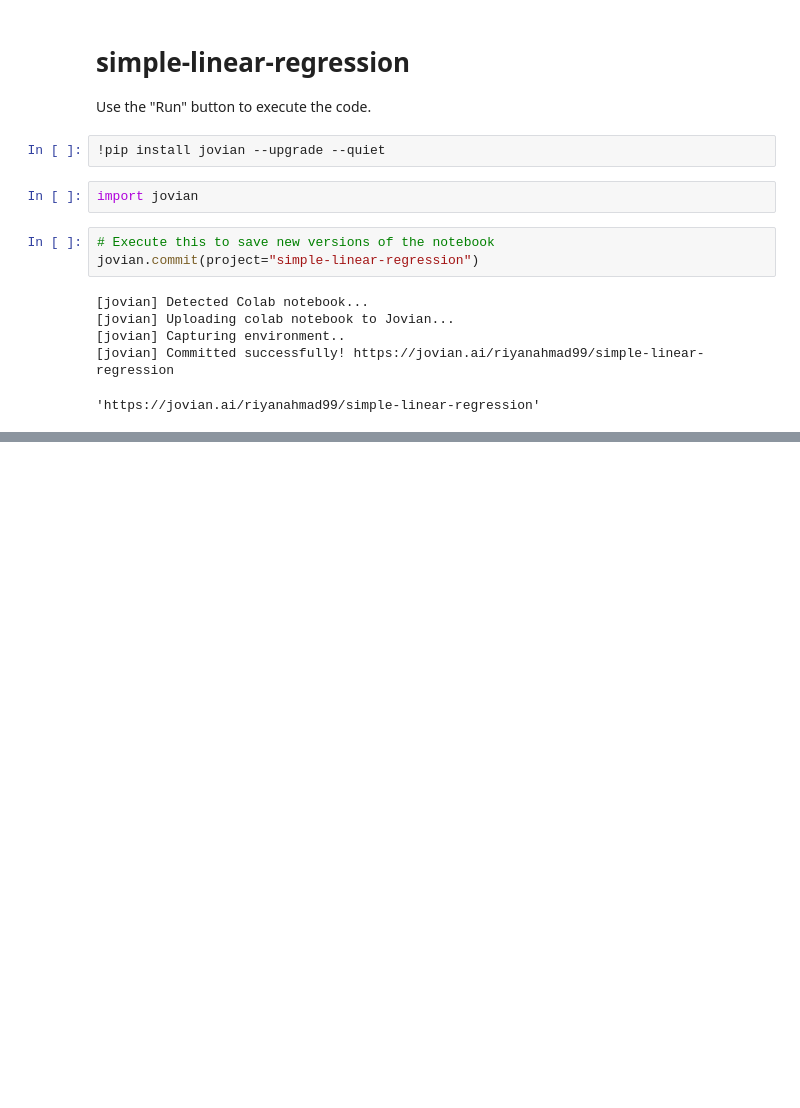
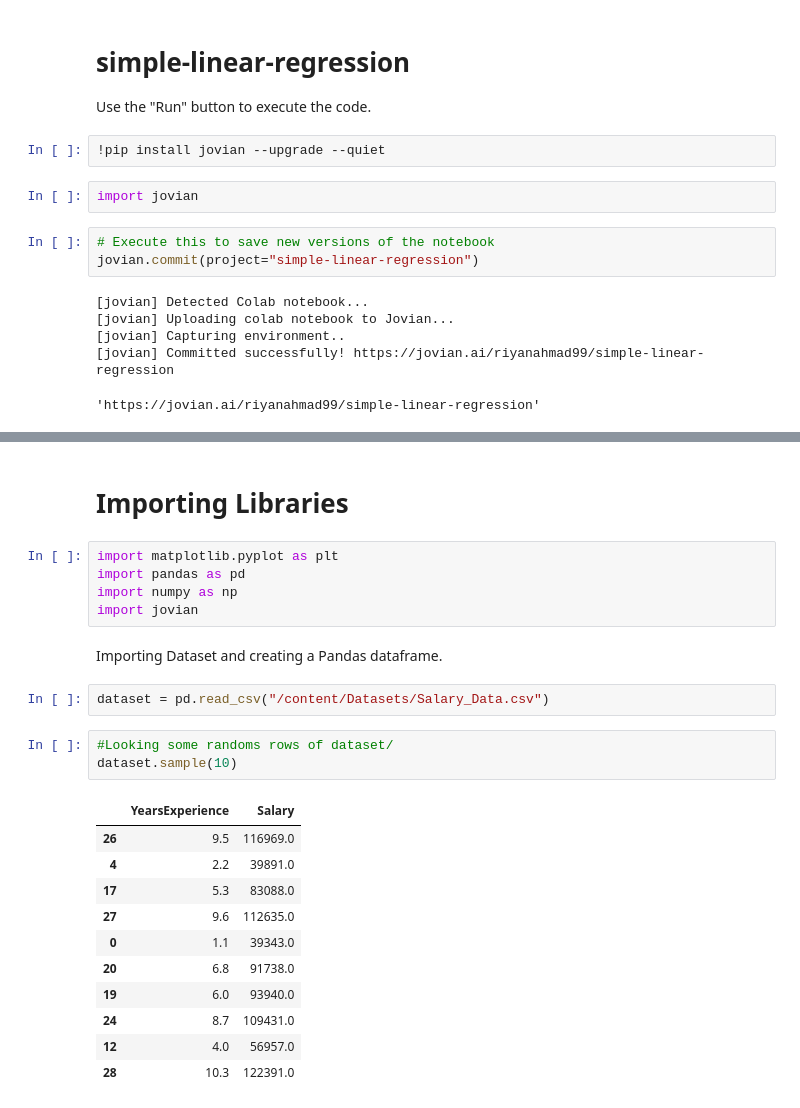
Before and after one commit to dexterrxx31/Machine-Learning, a Jupyter notebook: simple_linear_regression.ipynb, the cells around one changed output, grey strips where cells are left out. Saved outputs shown, nothing was run; the diff lists cells and outputs as text; blank space fills up the shorter version.

```diff
--- a/simple_linear_regression.ipynb
+++ b/simple_linear_regression.ipynb
@@ -26,0 +45,26 @@ jovian.commit(project="simple-linear-regression")
+# %% [markdown]
+# Importing Libraries
+# %%
+import matplotlib.pyplot as plt
+import pandas as pd
+import numpy as np
+import jovian
+# %% [markdown]
+Importing Dataset and creating a Pandas dataframe.
+# %%
+dataset = pd.read_csv("/content/Datasets/Salary_Data.csv")
+# %%
+#Looking some randoms rows of dataset/
+dataset.sample(10)
+# %% [output]
+|  | YearsExperience | Salary |
+| 26 | 9.5 | 116969.0 |
+| 4 | 2.2 | 39891.0 |
+| 17 | 5.3 | 83088.0 |
+| 27 | 9.6 | 112635.0 |
+| 0 | 1.1 | 39343.0 |
+| 20 | 6.8 | 91738.0 |
+| 19 | 6.0 | 93940.0 |
+| 24 | 8.7 | 109431.0 |
+| 12 | 4.0 | 56957.0 |
+| 28 | 10.3 | 122391.0 |
```
Also changed, not shown: parts of 17 cells of this notebook.
